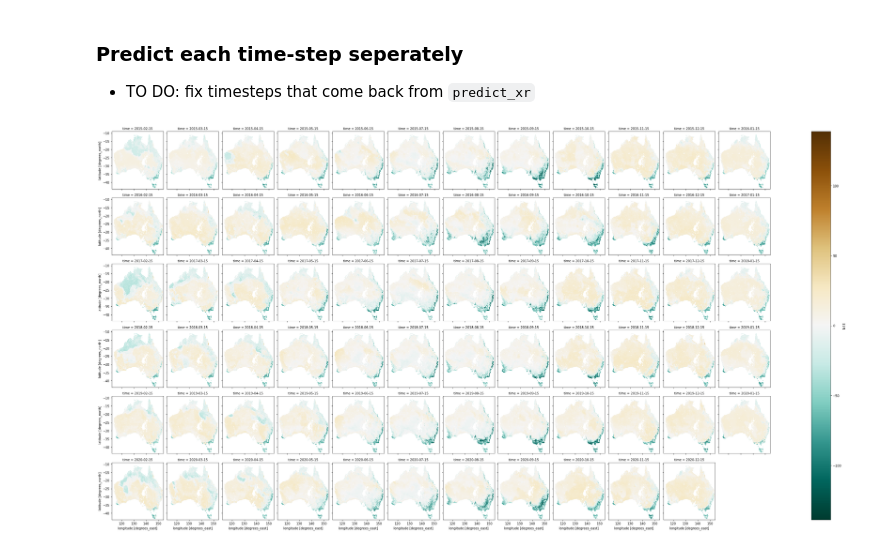
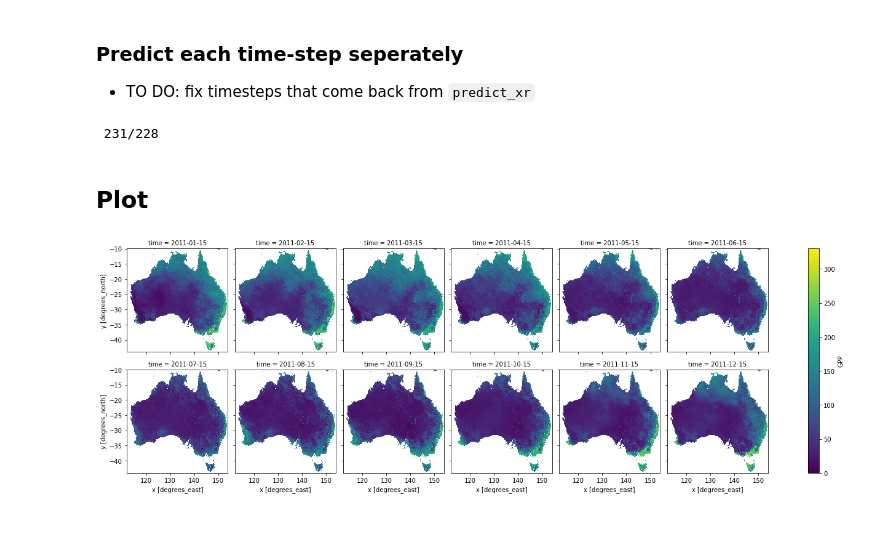
Before and after one commit to cbur24/NEE_modelling, a Jupyter notebook: 5_Predict.ipynb, the cells around one changed output. Saved outputs shown, nothing was run; the diff lists cells and outputs as text; code cells hidden in the pictures.

```diff
--- a/5_Predict.ipynb
+++ b/5_Predict.ipynb
@@ -58,21 +55,31 @@ data = data[['tavg','soil_moisture','rain','lai','vpd','tavg_L1','soil_moisture_
+# %%
+data = xr.open_dataset(data_path)
 # %% [markdown]
 ### Predict each time-step seperately
 
 - TO DO: fix timesteps that come back from `predict_xr`
 # %%
-mask = ~np.isnan(data.lai.isel(time=1)).compute()
+mask = data.lai.isnull().all('time')
 # %%
 results = []
-for i in range(1, len(data.time)): #start from 1 as first time-step doesn't have lags
-    predicted = predict_xr(model,
-                        data.isel(time=i),
-                        proba=False,
-                        clean=True,
-                          ).compute()
 
-    predicted = predicted.Predictions.where(mask)
+i=0
+#start from 3 as these time-steps doesn't have rainfall lag values
+for i in range(3, len(data.time)):
+    print(" {:03}/{:03}\r".format(i + 1, len(range(3, len(data.time)))), end="")
+    with HiddenPrints():
+        predicted = predict_xr(model,
+                            data.isel(time=i),
+                            proba=False,
+                            clean=True,
+                              ).compute()
+
+    predicted = predicted.Predictions.where(~mask)
     predicted['time'] = data.isel(time=i).time.values
     results.append(predicted)
+    i+=1
+# %% [output]
+ 231/228
 # %%
-nee = xr.concat(results, dim='time').sortby('time').rename('NEE')
+ds = xr.concat(results, dim='time').sortby('time').rename(var)
 # %%
@@ -82,5 +87,7 @@ nee = xr.open_dataarray('/g/data/os22/chad_tmp/NEE_modelling/results/predictions
-# %%
-nee.plot.imshow(col='time', col_wrap=12, cmap='BrBG_r') #BrBG
-plt.savefig('/g/data/os22/chad_tmp/NEE_modelling/results/predictions/NEE_AUS_MODEL_2015_2020.png');
-# %% [output]
-[figure, removed]
+# %% [markdown]
+## Plot
+# %%
+year='2011'
+ds.sel(time=year).plot.imshow(col='time', col_wrap=6, vmin=0);
+# %% [output]
+[figure, added]
```
Also changed, not shown: parts of 18 cells of this notebook, 22 other files.
